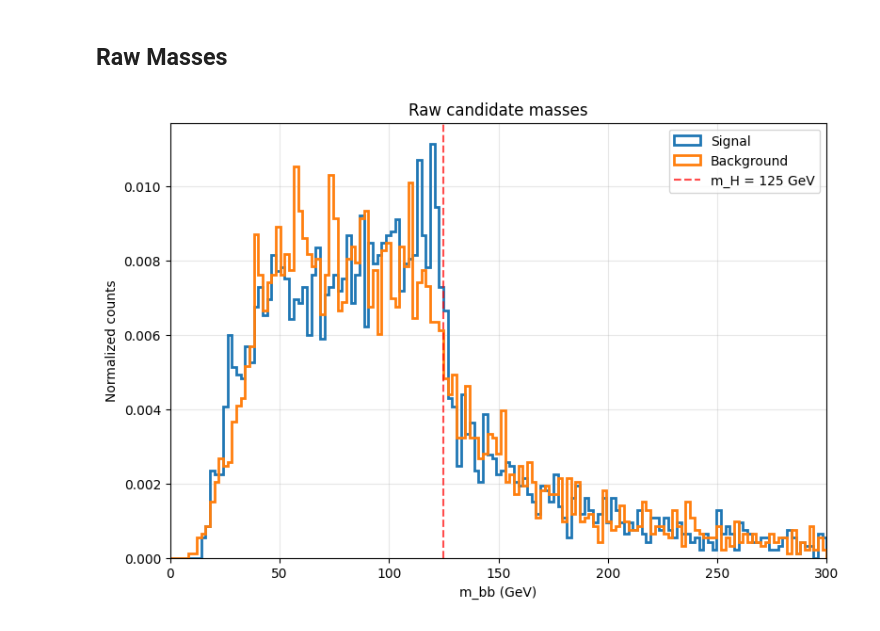
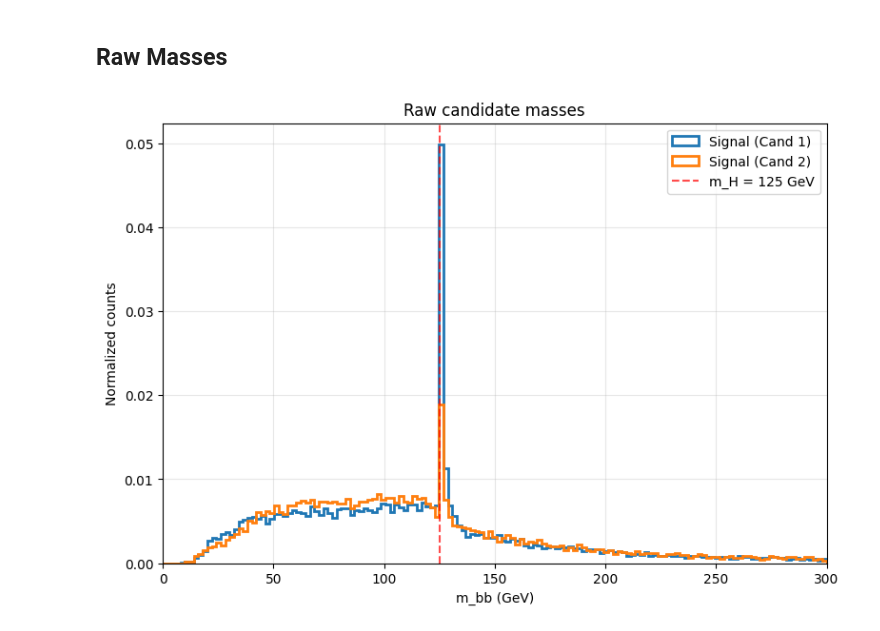
Before and after one commit to umarsdq/DiHiggsSBI_4b, a Jupyter notebook: higgs_candidate.ipynb, the cells around one changed output. Drawn from its saved outputs; the diff is of its cells as text; code cells hidden in the pictures.

```diff
--- a/higgs_candidate.ipynb
+++ b/higgs_candidate.ipynb
@@ -5,16 +5,21 @@ import uproot
 import matplotlib.pyplot as plt
 import vector
 
-# # 4b or bbaa
+# 4b or bbaa
 # final_state = "4b"
 # batch = "0"
 
-# # File paths: left plot = signal, right plot = background
+# # # File paths: left plot = signal, right plot = background
 # FILE_PATH_SIGNAL = f"/vols/cms/us322/events_{final_state}/02b_final_events_{final_state}/signal_sm/batch_{batch}/run_01_decayed_1/tag_1_pythia8_events_delphes.root"
-# FILE_PATH_BACKGROUND = f"/vols/cms//events_{final_state}/02b_final_events_{final_state}/background/batch_{batch}/run_01/tag_1_pythia8_events_delphes.root"
+# FILE_PATH_BACKGROUND = f"/vols/cms/us322/events_{final_state}/02b_final_events_{final_state}/background/batch_{batch}/run_01/tag_1_pythia8_events_delphes.root"
 
-FILE_PATH_SIGNAL = f"/vols/cms/us322/testing_delphes/signal_sm/batch_2/run_01_decayed_1/tag_1_pythia8_events_delphes.root"
-FILE_PATH_BACKGROUND = f"/vols/cms/us322/testing_delphes/background/batch_0/run_01/tag_1_pythia8_events_delphes.root"
+# TESTING 4b.
+# FILE_PATH_SIGNAL = f"/vols/cms/us322/testing_delphes/signal_sm/batch_2/run_01_decayed_1/tag_1_pythia8_events_delphes.root"
+# FILE_PATH_BACKGROUND = f"/vols/cms/us322/testing_delphes/background/batch_0/run_01/tag_1_pythia8_events_delphes.root"
+
+# # bbaa
+FILE_PATH_SIGNAL = "/vols/cms/us322/events_bbaa/02b_final_events_bbaa/signal_sm/batch_1/run_01_decayed_1/tag_1_pythia8_events_delphes.root"
+FILE_PATH_BACKGROUND = "/vols/cms/us322/events_bbaa/02b_final_events_bbaa/background/batch_1/run_01/tag_1_pythia8_events_delphes.root"
 
 # Read only the GenJet branches we need to avoid the data corruption error
 branches_to_read = [
@@ -208,19 +209,22 @@ Background means: m1=95.16 GeV, m2=93.74 GeV
 # %%
 # Plot overlaid 1D histograms of raw dijet masses (no HH pairing)
 plt.figure(figsize=(9,6))
 
 bins = np.linspace(0, 300, 150)
-plt.hist(sig_cand1, bins=bins, histtype='step', linewidth=2, label='Signal', color='tab:blue', density=True)
-plt.hist(sig_cand2, bins=bins, histtype='step', linewidth=2, label='Background', color='tab:orange', density=True)
+plt.hist(sig_cand1, bins=bins, histtype='step', linewidth=2, label='Signal (Cand 1)', color='tab:blue', density=True)
+plt.hist(sig_cand2, bins=bins, histtype='step', linewidth=2, label='Signal (Cand 2)', color='tab:orange', density=True)
+#plt.hist(bkg_cand1, bins=bins, histtype='step', linewidth=1, label='Bkgd (Cand 1)', color='tab:orange', density=True)
+#plt.hist(bkg_cand1, bins=bins, histtype='step', linewidth=1, label='Bkgd (Cand 2)', color='tab:orange', density=True)
+
 
 plt.axvline(125, color='red', linestyle='--', alpha=0.7, label='m_H = 125 GeV')
 plt.xlabel('m_bb (GeV)')
 plt.ylabel('Normalized counts')
 plt.title('Raw candidate masses')
 plt.grid(True, alpha=0.3)
 plt.legend()
 plt.xlim(0, 300)
 
 plt.savefig('raw_mbb_signal_vs_background.pdf', dpi=200)
 # %% [output]
-[figure, old version]
+[figure, new version]
```
Also changed, not shown: parts of 3 cells of this notebook, 11 other files.
